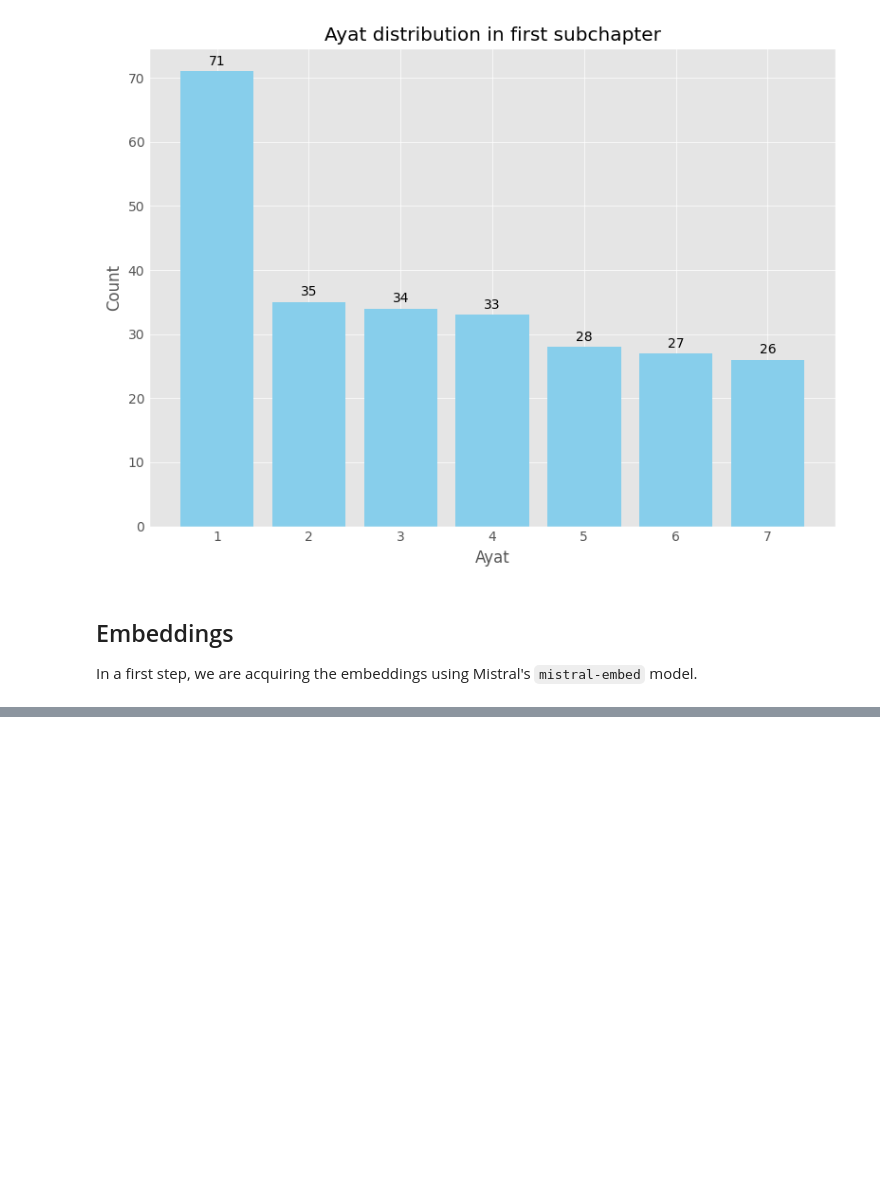
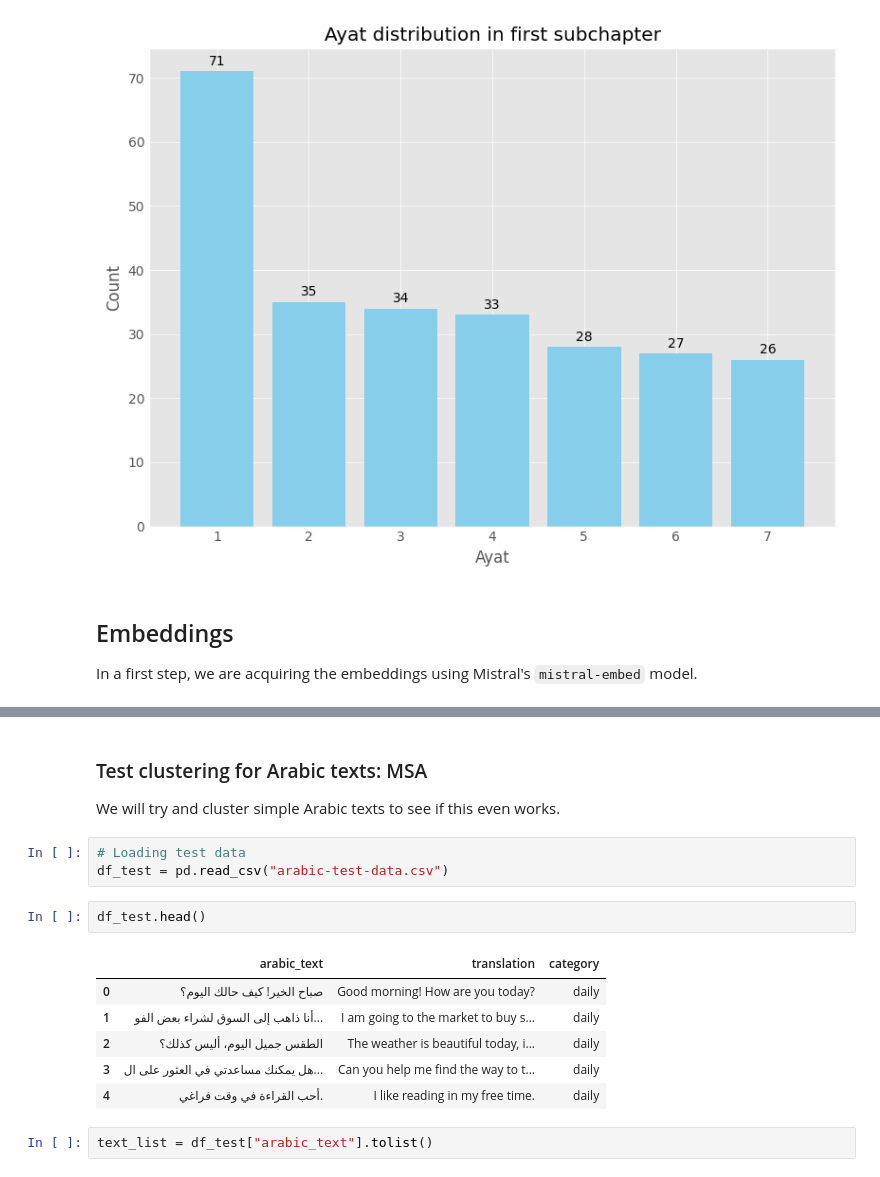
Before and after one commit to thomjur/a01-clustering-sc1-1, a Jupyter notebook: Clustering.ipynb, the cells around one changed output, grey strips where cells are left out. Drawn from its saved outputs; the diff is of its cells as text; blank space fills up the shorter version.

```diff
--- a/Clustering.ipynb
+++ b/Clustering.ipynb
@@ -157,0 +270,17 @@ In a first step, we are acquiring the embeddings using Mistral's `mistral-embed`
+# %% [markdown]
+### Test clustering for Arabic texts: MSA
+We will try and cluster simple Arabic texts to see if this even works.
+# %%
+# Loading test data
+df_test = pd.read_csv("arabic-test-data.csv")
+# %%
+df_test.head()
+# %% [output]
+|  | arabic_text | translation | category |
+| 0 | صباح الخير! كيف حالك اليوم؟ | Good morning! How are you today? | daily |
+| 1 | أنا ذاهب إلى السوق لشراء بعض الفو... | I am going to the market to buy s... | daily |
+| 2 | الطقس جميل اليوم، أليس كذلك؟ | The weather is beautiful today, i... | daily |
+| 3 | هل يمكنك مساعدتي في العثور على ال... | Can you help me find the way to t... | daily |
+| 4 | أحب القراءة في وقت فراغي. | I like reading in my free time. | daily |
+# %%
+text_list = df_test["arabic_text"].tolist()
```
Also changed, not shown: parts of 23 cells of this notebook, 4 other files.
